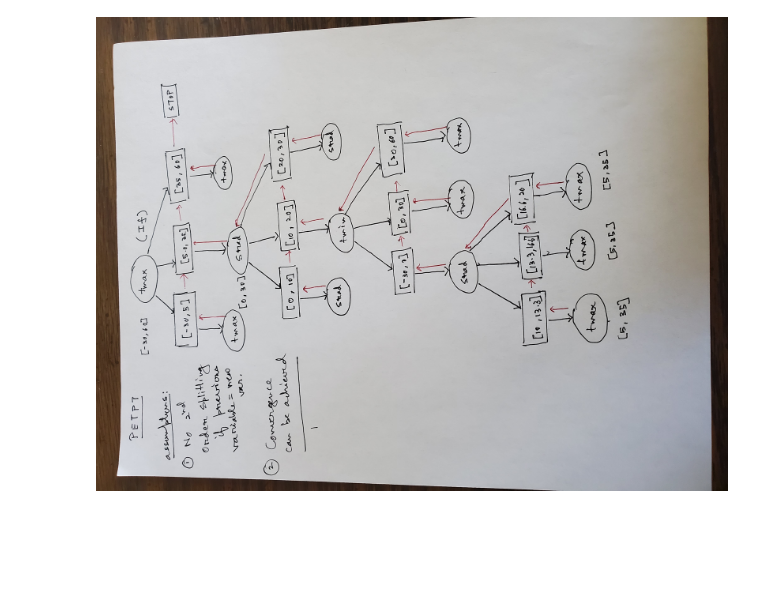
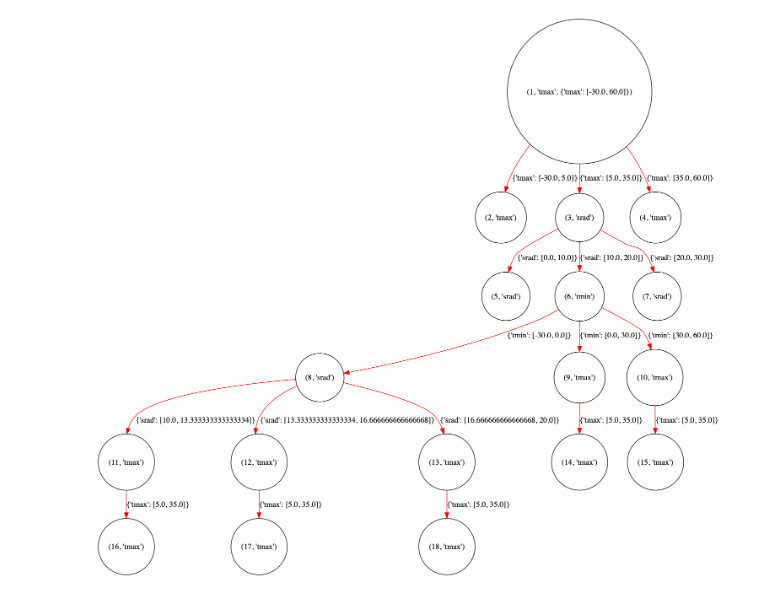
Before and after one commit to ml4ai/automates, a Jupyter notebook: notebooks/ISA.ipynb, the cells around one changed output. Drawn from its saved outputs; the diff is of its cells as text; code cells hidden in the pictures; blank space fills up the shorter version.

```diff
--- a/notebooks/ISA.ipynb
+++ b/notebooks/ISA.ipynb
@@ -41,6 +28,6 @@ new max variable is tmax and max value is 0.7473300425611568
 # %%
 from IPython.display import Image
 
-Image(filename = "ISA.jpg", width=1000, height=1000)
+Image('PETPT.png', width=1000,  height=1000)
 # %% [output]
-[figure, old version]
+[figure, new version]
```
Also changed, not shown: parts of 2 cells of this notebook.
